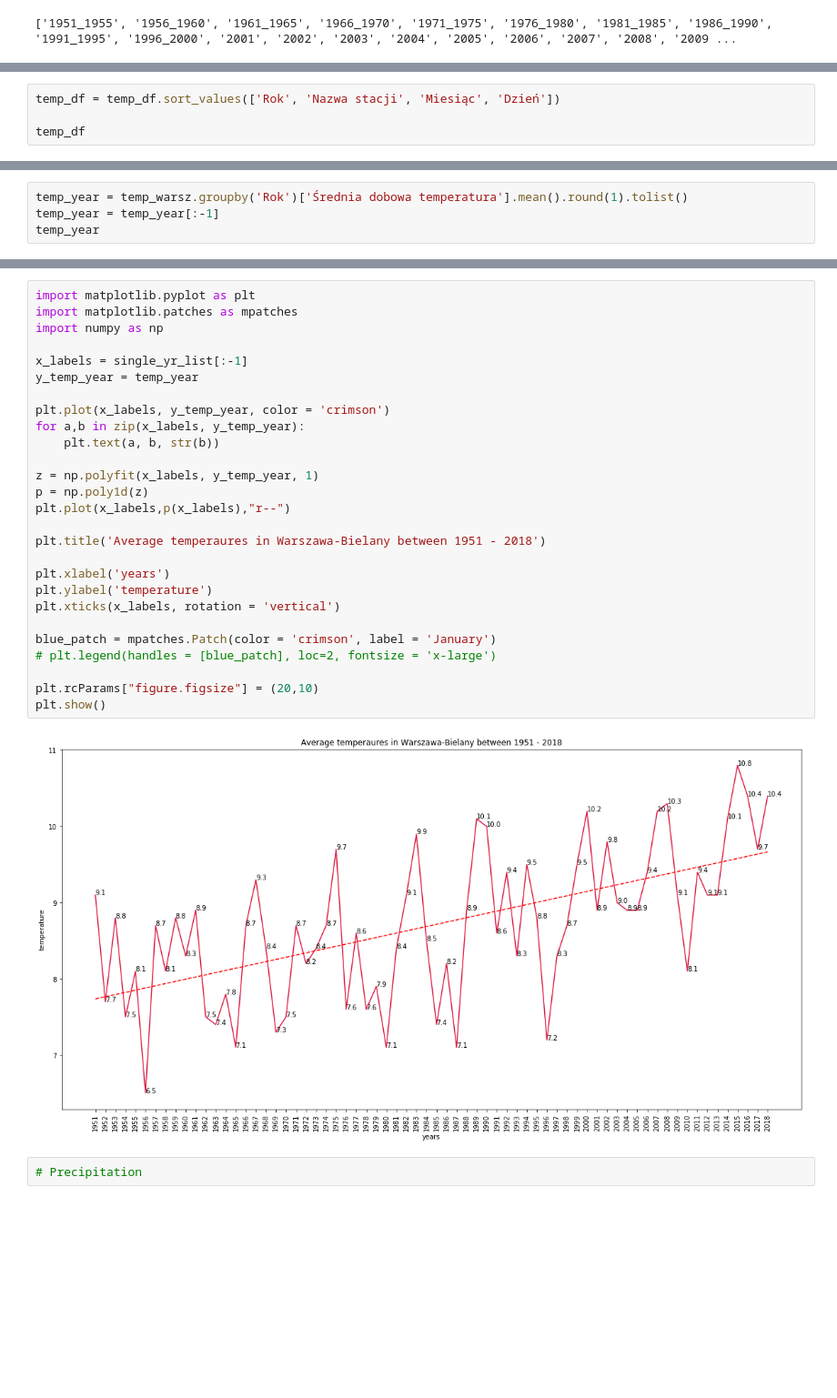
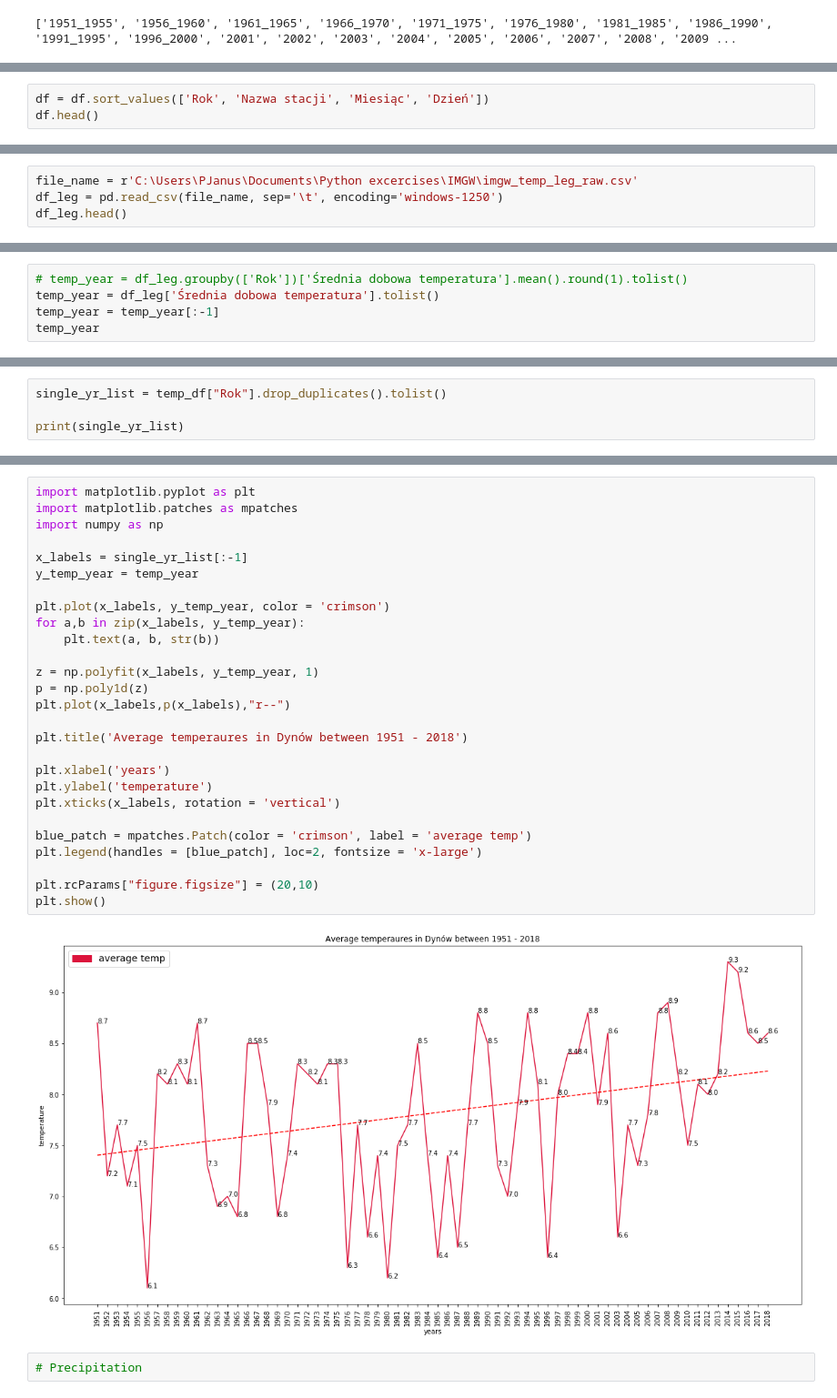
Before and after one commit to NeverTooLateToAutomate/Python, a Jupyter notebook: IMGW/02 IMGW webscraping — kopia.ipynb, the cells around one changed output, grey strips where cells are left out. Shown at 91% size. Saved outputs shown, nothing was run; the diff lists cells and outputs as text; blank space fills up the shorter version.

```diff
--- a/IMGW/02 IMGW webscraping — kopia.ipynb
+++ b/IMGW/02 IMGW webscraping — kopia.ipynb
@@ -279,7 +318,6 @@ temp_df
 # %%
-temp_df = temp_df.sort_values(['Rok', 'Nazwa stacji', 'Miesiąc', 'Dzień'])
-
-temp_df
+df = df.sort_values(['Rok', 'Nazwa stacji', 'Miesiąc', 'Dzień'])
+df.head()
 # %% [output]
 |  | Kod stacji | Nazwa stacji | Rok | Miesiąc | Dzień | Średnia dobowa temperatura | Status pomiaru TEMP | ... |
 | 8360 | 252239995 | BIAŁA PODLASKA | 1951 | 1 | 1 | -4.4 | NaN | ... |
@@ -325,0 +361,4 @@ temp_warsz
+# %%
+file_name = r'C:\Users\PJanus\Documents\Python excercises\IMGW\imgw_temp_leg_raw.csv'
+df_leg = pd.read_csv(file_name, sep='\t', encoding='windows-1250')
+df_leg.head()
@@ -326,5 +374,6 @@ temp_warsz
 # %%
-temp_year = temp_warsz.groupby('Rok')['Średnia dobowa temperatura'].mean().round(1).tolist()
+# temp_year = df_leg.groupby(['Rok'])['Średnia dobowa temperatura'].mean().round(1).tolist()
+temp_year = df_leg['Średnia dobowa temperatura'].tolist()
 temp_year = temp_year[:-1]
 temp_year
 # %% [output]
@@ -347,0 +397,4 @@ temp_year
+# %%
+single_yr_list = temp_df["Rok"].drop_duplicates().tolist()
+
+print(single_yr_list)
@@ -348,31 +403,31 @@ temp_year
 # %%
 import matplotlib.pyplot as plt
 import matplotlib.patches as mpatches
 import numpy as np
 
 x_labels = single_yr_list[:-1]
 y_temp_year = temp_year
 
 plt.plot(x_labels, y_temp_year, color = 'crimson')
 for a,b in zip(x_labels, y_temp_year):
     plt.text(a, b, str(b))
 
 z = np.polyfit(x_labels, y_temp_year, 1)
 p = np.poly1d(z)
 plt.plot(x_labels,p(x_labels),"r--")
 
-plt.title('Average temperaures in Warszawa-Bielany between 1951 - 2018')
+plt.title('Average temperaures in Dynów between 1951 - 2018')
 
 plt.xlabel('years')
 plt.ylabel('temperature')
 plt.xticks(x_labels, rotation = 'vertical')
 
-blue_patch = mpatches.Patch(color = 'crimson', label = 'January')
-# plt.legend(handles = [blue_patch], loc=2, fontsize = 'x-large')
+blue_patch = mpatches.Patch(color = 'crimson', label = 'average temp')
+plt.legend(handles = [blue_patch], loc=2, fontsize = 'x-large')
 
 plt.rcParams["figure.figsize"] = (20,10)
 plt.show()
 # %% [output]
-[figure, old version]
+[figure, new version]
 # %%
 # Precipitation
```
Also changed, not shown: parts of 33 cells of this notebook.
